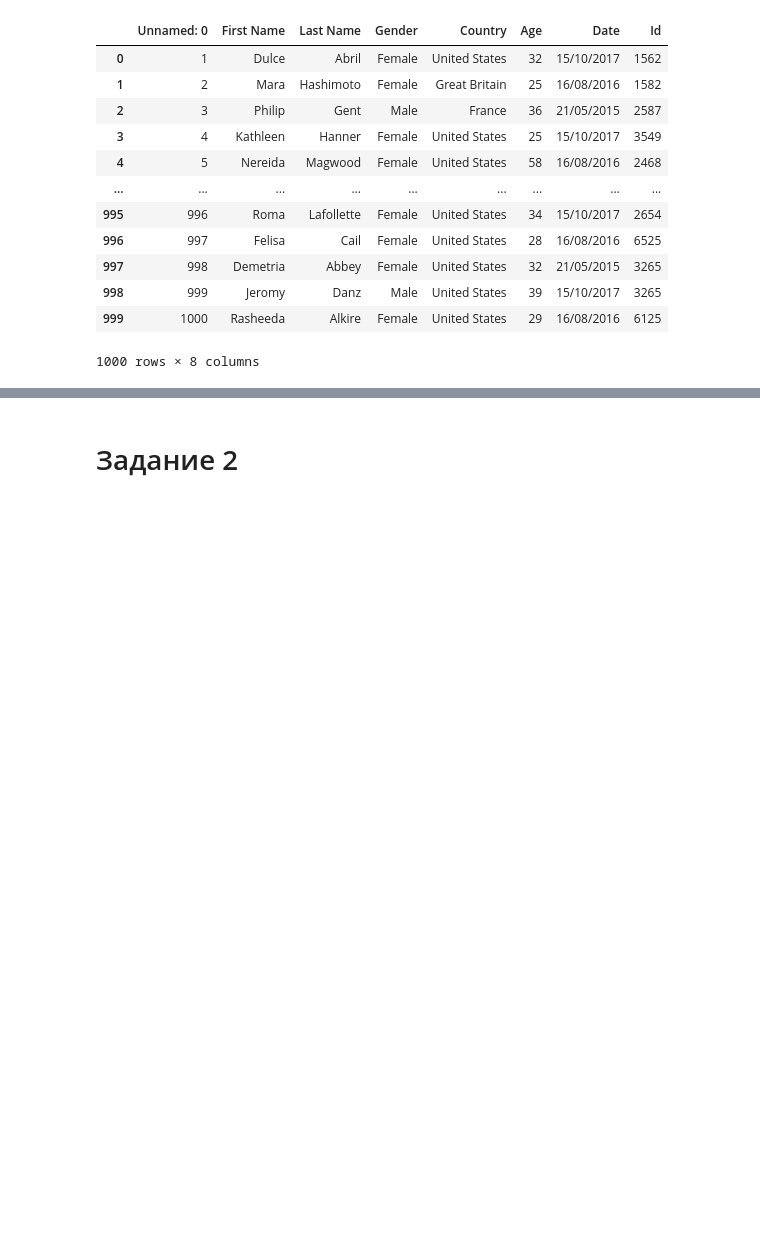
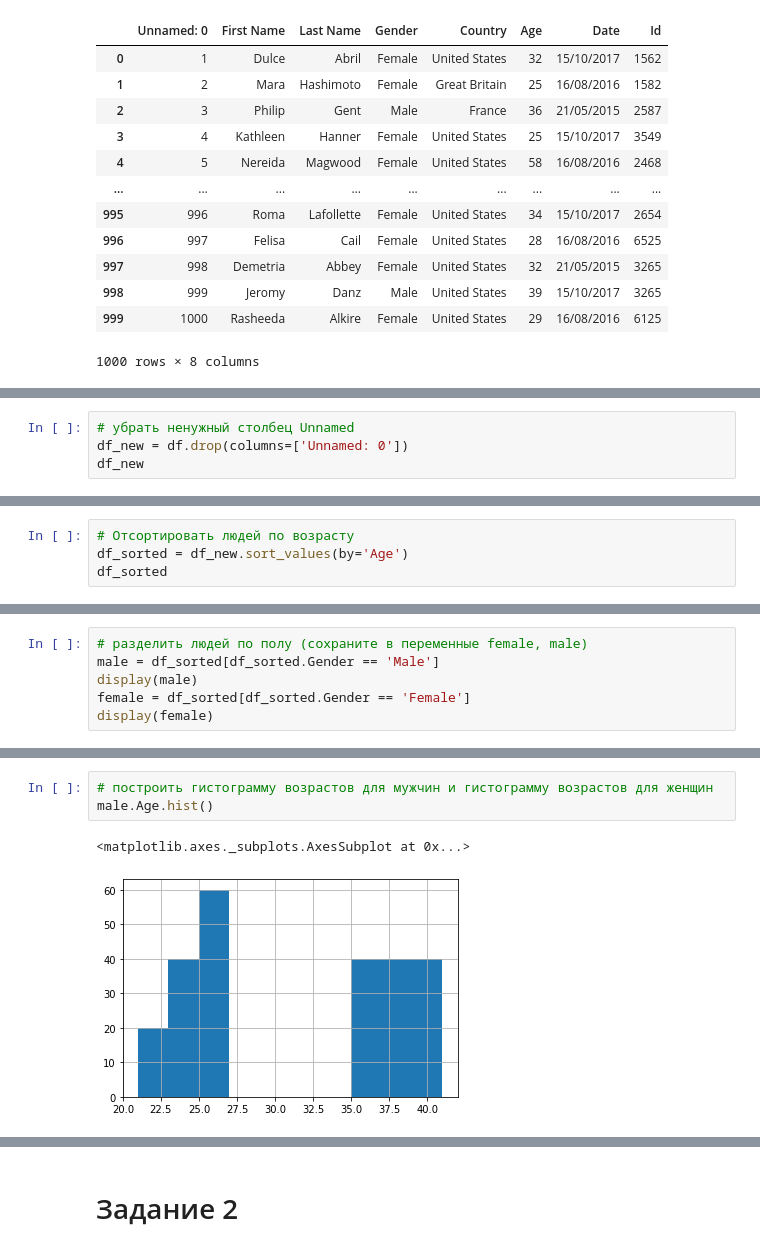
Before and after one commit to mukaseevru/ds-school, a Jupyter notebook: hw_intermediate/Part_2_HW_data_analysis.ipynb, the cells around one changed output, grey strips where cells are left out. Cells and saved outputs as stored; diff of their text form; blank space fills up the shorter version.

```diff
--- a/hw_intermediate/Part_2_HW_data_analysis.ipynb
+++ b/hw_intermediate/Part_2_HW_data_analysis.ipynb
@@ -54,0 +55,4 @@ df
+# %%
+# убрать ненужный столбец Unnamed
+df_new = df.drop(columns=['Unnamed: 0'])
+df_new
@@ -54,0 +73,4 @@ df
+# %%
+# Отсортировать людей по возрасту
+df_sorted = df_new.sort_values(by='Age')
+df_sorted
@@ -54,0 +91,6 @@ df
+# %%
+# разделить людей по полу (сохраните в переменные female, male)
+male = df_sorted[df_sorted.Gender == 'Male']
+display(male)
+female = df_sorted[df_sorted.Gender == 'Female']
+display(female)
@@ -54,0 +124,6 @@ df
+# %%
+# построить гистограмму возрастов для мужчин и гистограмму возрастов для женщин
+male.Age.hist()
+# %% [output]
+<matplotlib.axes._subplots.AxesSubplot at 0x...>
+[figure, added]
```
Also changed, not shown: parts of 22 cells of this notebook.
